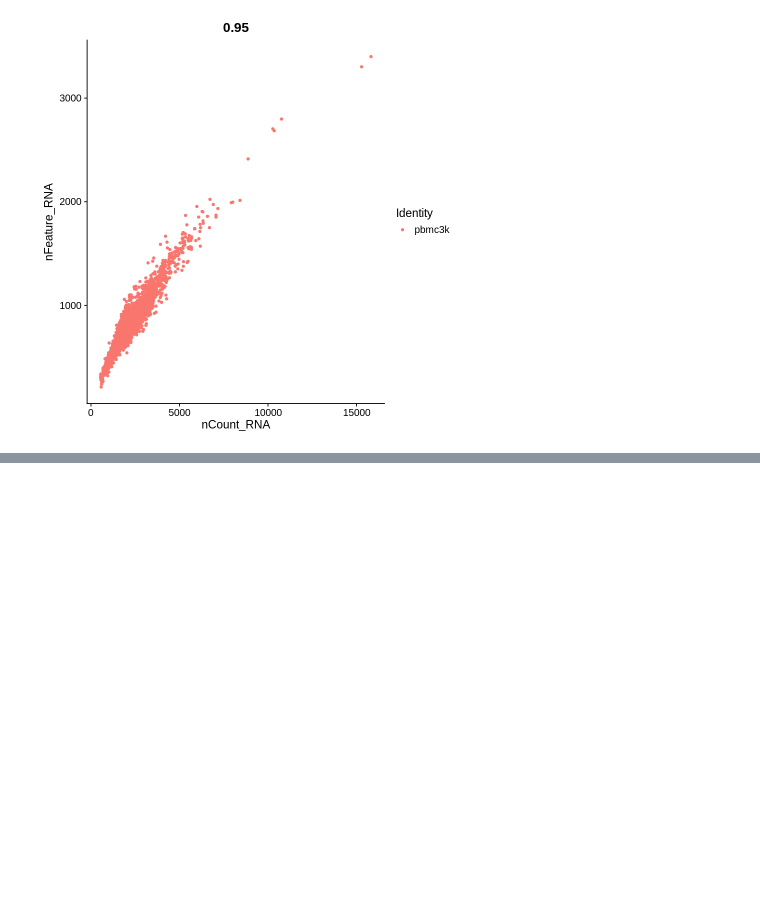
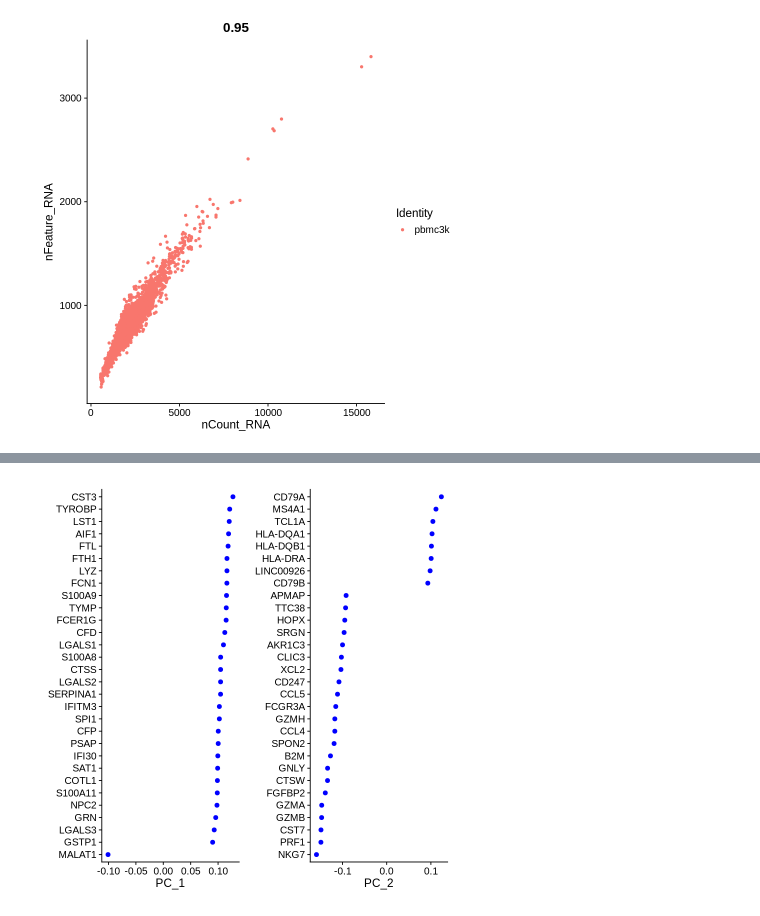
Before and after one commit to AkshNaidu/single_cell_analysis, a Jupyter notebook: single_cell_one.ipynb, the cells around one changed output, grey strips where cells are left out. Saved outputs shown, nothing was run; the diff lists cells and outputs as text; code cells hidden in the pictures; blank space fills up the shorter version.

```diff
--- a/single_cell_one.ipynb
+++ b/single_cell_one.ipynb
@@ -112,0 +198,4 @@ FeatureScatter(pbmc, feature1 = "nCount_RNA", feature2 = "nFeature_RNA")
+# %%
+VizDimLoadings(pbmc, dims = 1:2, reduction = "pca")
+# %% [output]
+[figure, added]
```
Also changed, not shown: parts of 18 cells of this notebook.
